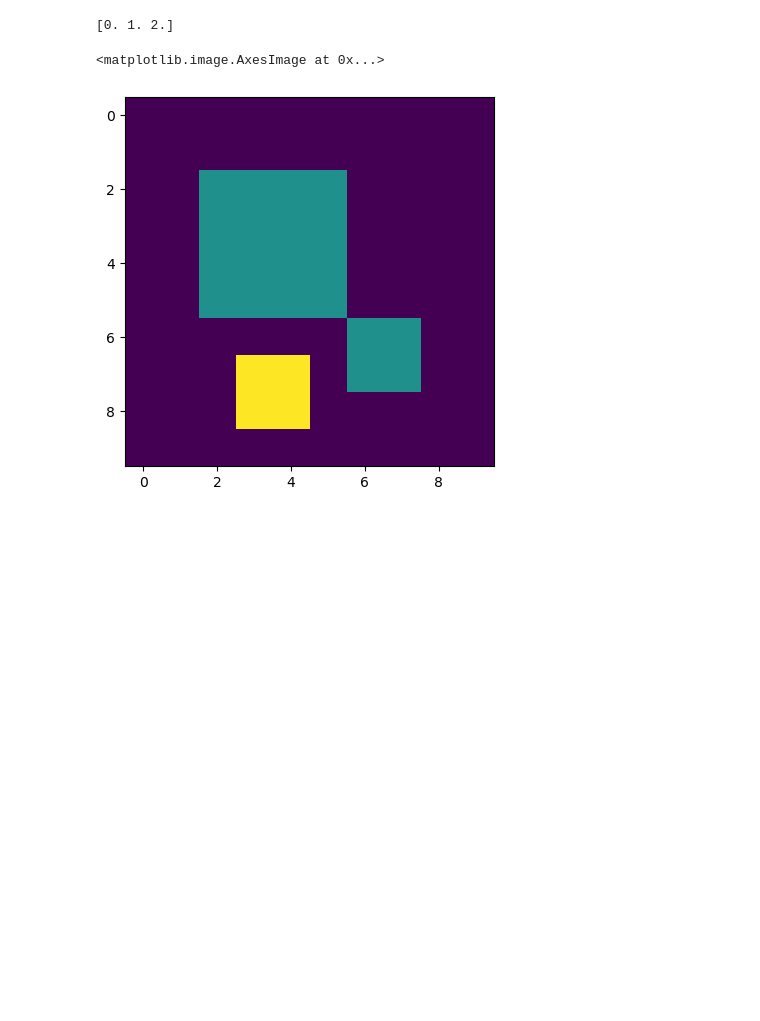
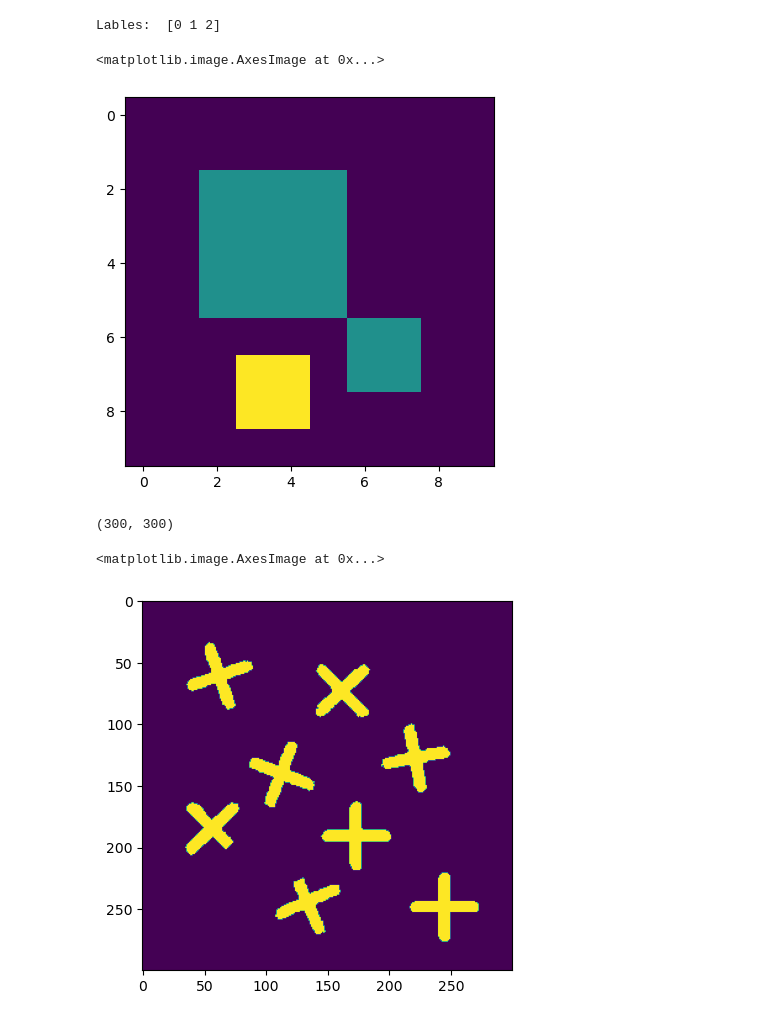
Before and after one commit to MoGomaa/First-Principles-of-Computer-Vision, a Jupyter notebook: 1 - Camera and Imaging/4.3 Segmenting Binary Images/Demo.ipynb, the cells around one changed output. Drawn from its saved outputs; the diff is of its cells as text; code cells hidden in the pictures; blank space fills up the shorter version.

```diff
--- a/1 - Camera and Imaging/4.3 Segmenting Binary Images/Demo.ipynb
+++ b/1 - Camera and Imaging/4.3 Segmenting Binary Images/Demo.ipynb
@@ -62,7 +64,18 @@ for r in range(image.shape[0]):
 # %%
-print(np.unique(labledImage))
+labledImage = getConnectedComponent(image)
+print("Lables: ", np.unique(labledImage))
 plt.imshow(labledImage)
 # %% [output]
-[0. 1. 2.]
+Lables:  [0 1 2]
 <matplotlib.image.AxesImage at 0x...>
 [figure]
+# %%
+imagesDir = os.path.join("..\\..\\", "images", "Binary")
+imagePath = os.path.join(imagesDir, "MultipleObjects3.png")
+image     = cv2.imread(imagePath, cv2.IMREAD_UNCHANGED)
+print(image.shape)
+plt.imshow(image)
+# %% [output]
+(300, 300)
+<matplotlib.image.AxesImage at 0x...>
+[figure, added]
```
Also changed, not shown: parts of 9 cells of this notebook, 3 other files.
